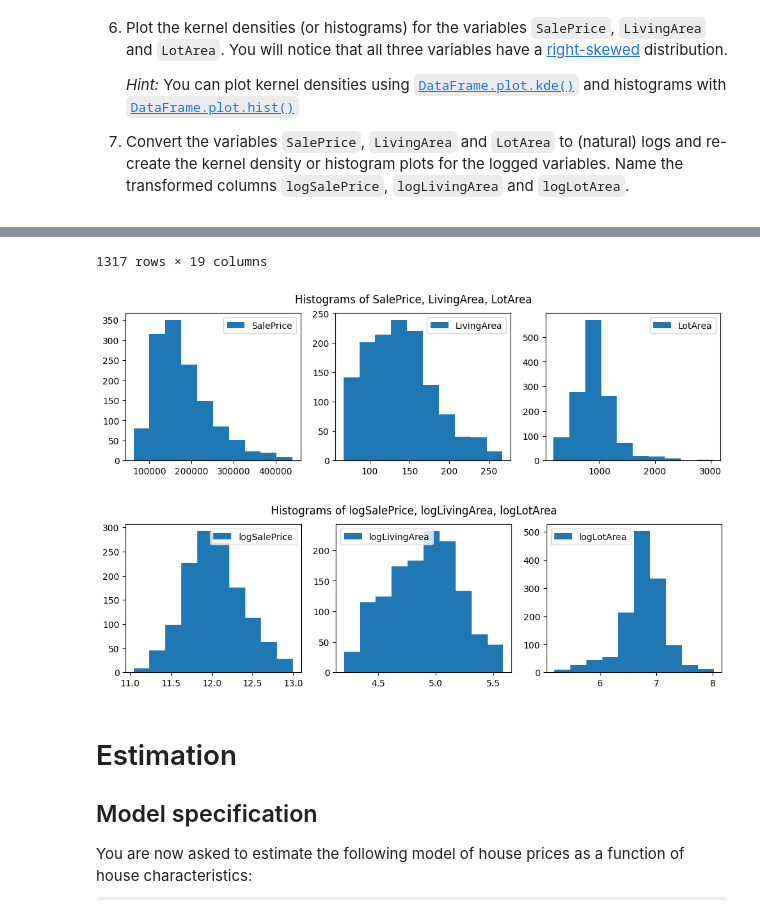
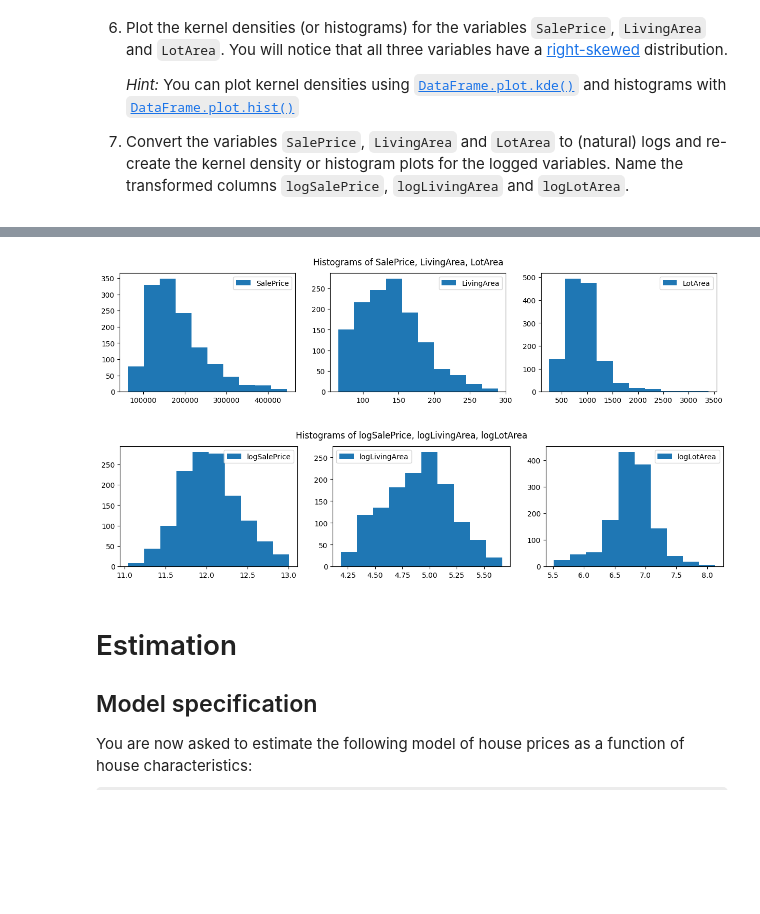
Before and after one commit to JynxC98/ML-Finance-Project-1, a Jupyter notebook: project.ipynb, the cells around one changed output, grey strips where cells are left out. Saved outputs shown, nothing was run; the diff lists cells and outputs as text; code cells hidden in the pictures; some formulas as TeX source; blank space fills up the shorter version.

```diff
--- a/project.ipynb
+++ b/project.ipynb
@@ -117,8 +117,9 @@ Apply the following steps to preprocess the data before estimation:
 import numpy as np
 
 features_to_recode = ['SalePrice', 'LivingArea', 'LotArea']
-for col in features_to_recode:
-    df[(df[col] <= df[col].quantile(0.01)) | (df[col] >= df[col].quantile(0.99))] = np.nan
 df.dropna(inplace=True)
-df
+for feature in features_to_recode:
+   df.loc[(df[feature] <= df[feature].quantile(0.01)) | (df[feature] >= df[feature].quantile(0.99)), feature] = np.nan
+df.dropna(inplace=True)
+df.describe()
 # %% [output]
@@ -145,7 +142,7 @@ df['HasFireplace'] = df.apply(lambda row: 1 if row.Fireplaces >= 1 else 0, axis=
 df['IsSingleFamily'] = df.apply(lambda row: 1 if row.BuildingType == 'Single-family' else 0, axis=1)
 
 # Plot Histograms of SalePrice, LivingArea, LotArea
-fig, axis = plt.subplots(1,3,figsize=(12,3))
+fig, axis = plt.subplots(1,3,figsize=(15,3))
 fig.suptitle('Histograms of SalePrice, LivingArea, LotArea')
 for idx, col in enumerate(['SalePrice', 'LivingArea', 'LotArea']):
     axis[idx].hist(df[col], label=col)
@@ -157,10 +154,10 @@ df['logLivingArea'] = np.log(df['LivingArea'])
 df['logLotArea'] = np.log(df['LotArea'])
 
 # Plot Histograms of logSalePrice, logLivingArea, logLotArea
-fig, axis = plt.subplots(1,3,figsize=(12,3))
+fig, axis = plt.subplots(1,3,figsize=(15,3))
 fig.suptitle('Histograms of logSalePrice, logLivingArea, logLotArea')
 for idx, col in enumerate(['logSalePrice', 'logLivingArea', 'logLotArea']):
     axis[idx].hist(df[col], label=col)
     axis[idx].legend()
-df
+df.describe()
 # %% [output]
@@ -179,6 +173,5 @@ df
-1317 rows × 19 columns
-[figure, old version]
+[figure, new version]
-[figure, old version]
+[figure, new version]
 # %% [markdown]
 # Estimation
 
```
Also changed, not shown: parts of 15 cells of this notebook.
